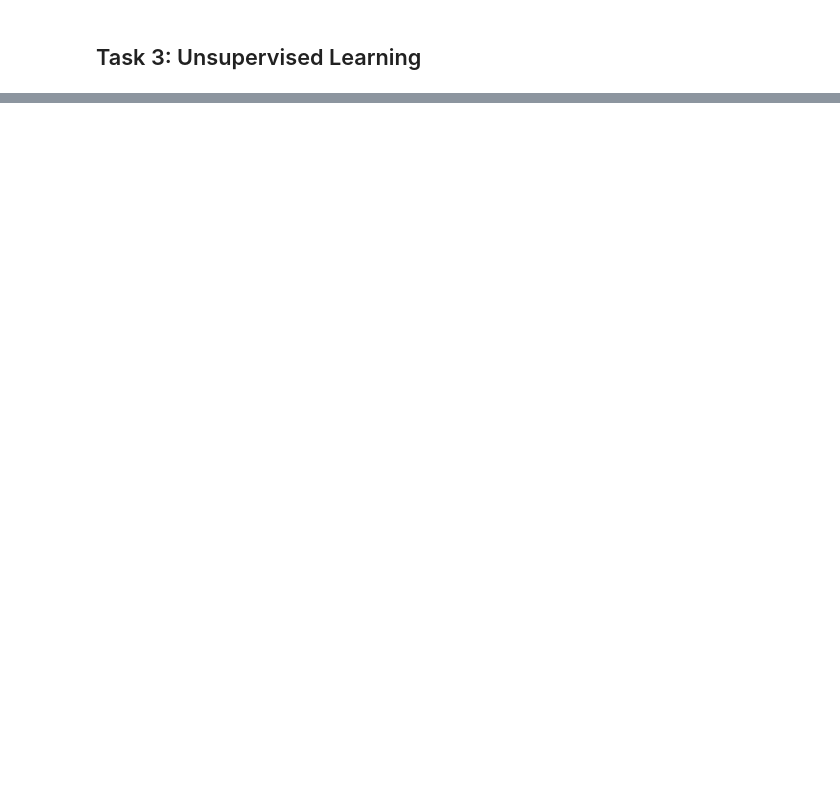
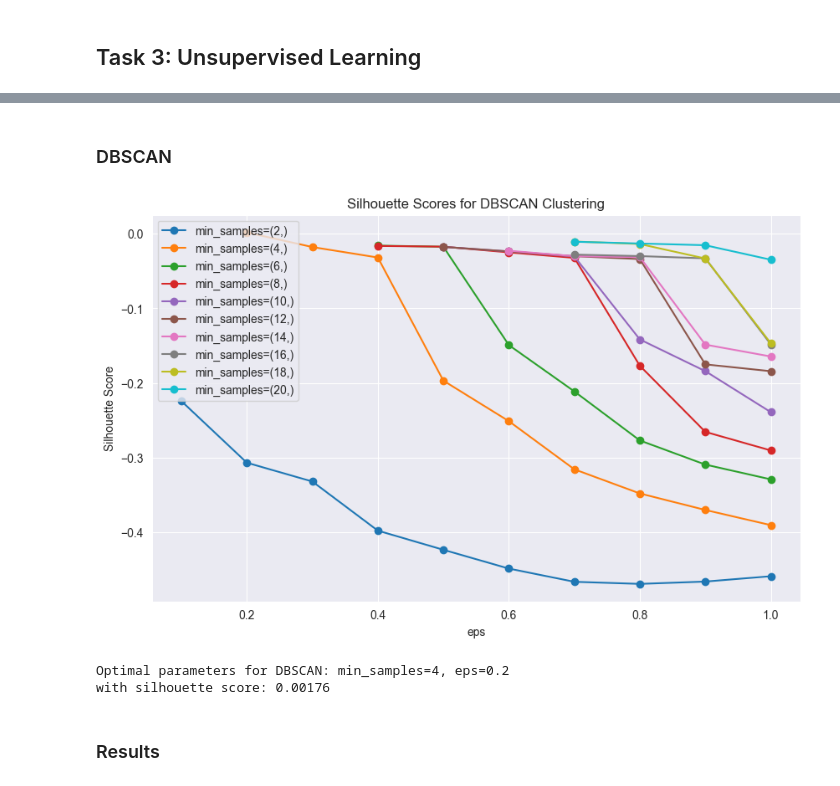
Before and after one commit to amirZZZkiller/DS-Course-Projects, a Jupyter notebook: CA6/DS_CA6.ipynb, the cells around one changed output, grey strips where cells are left out. Cells and saved outputs as stored; diff of their text form; code cells hidden in the pictures; blank space fills up the shorter version.

Commit message:
do task 3/3: unsupervised learning & create new csv file (clustering results)

```diff
--- a/CA6/DS_CA6.ipynb
+++ b/CA6/DS_CA6.ipynb
@@ -1085,0 +1128,60 @@ PC3        -0.150573        -0.082179
+# %% [markdown]
+### DBSCAN
+# %%
+# Load the preprocessed data
+diabetes_data = pd.read_csv('diabetes_preprocessed.csv')
+
+# Determine the optimal parameters for DBSCAN using the silhouette method
+min_samples_list = range(2, 21, 2)
+eps_list = np.linspace(0.1, 1.0, 10)
+best_silhouette_dbscan = -1
+best_params_dbscan = {'min_samples': None, 'eps': None}
+
+for min_samples in min_samples_list:
+    for eps in eps_list:
+        dbscan = DBSCAN(min_samples=min_samples, eps=eps)
+        dbscan_labels = dbscan.fit_predict(diabetes_data)
+        if len(set(dbscan_labels)) > 1:  # More than 1 cluster should be formed
+            silhouette_avg = silhouette_score(diabetes_data, dbscan_labels)
+            if silhouette_avg > best_silhouette_dbscan:
+                best_silhouette_dbscan = silhouette_avg
+                best_params_dbscan = {'min_samples': min_samples, 'eps': eps}
+
+# Plot silhouette scores for DBSCAN
+silhouette_scores_dbscan = []
+
+for min_samples in min_samples_list:
+    for eps in eps_list:
+        dbscan = DBSCAN(min_samples=min_samples, eps=eps)
+        dbscan_labels = dbscan.fit_predict(diabetes_data)
+        if len(set(dbscan_labels)) > 1:
+            silhouette_avg = silhouette_score(diabetes_data, dbscan_labels)
+            silhouette_scores_dbscan.append((min_samples, eps, silhouette_avg))
+
+# Convert to DataFrame for easy plotting
+silhouette_scores_df = pd.DataFrame(silhouette_scores_dbscan, columns=['min_samples', 'eps', 'silhouette_score'])
+
+# Plot the silhouette scores for DBSCAN
+fig, ax = plt.subplots(figsize=(10, 6))
+for key, grp in silhouette_scores_df.groupby(['min_samples']):
+    ax.plot(grp['eps'], grp['silhouette_score'], label=f'min_samples={key}', marker='o')
+ax.set_title('Silhouette Scores for DBSCAN Clustering')
+ax.set_xlabel('eps')
+ax.set_ylabel('Silhouette Score')
+ax.legend()
+plt.show()
+
+# Perform DBSCAN clustering with the optimal parameters
+optimal_min_samples = best_params_dbscan['min_samples']
+optimal_eps = best_params_dbscan['eps']
+print(f'Optimal parameters for DBSCAN: min_samples={optimal_min_samples}, eps={optimal_eps}')
+print(f"with silhouette score: {best_silhouette_dbscan:.5f}")
+
+dbscan = DBSCAN(min_samples=optimal_min_samples, eps=optimal_eps)
+dbscan_labels = dbscan.fit_predict(diabetes_data)
+# %% [output]
+[figure, added]
+Optimal parameters for DBSCAN: min_samples=4, eps=0.2
+with silhouette score: 0.00176
+# %% [markdown]
+### Results
```
Also changed, not shown: parts of 30 cells of this notebook, 4 other files.
